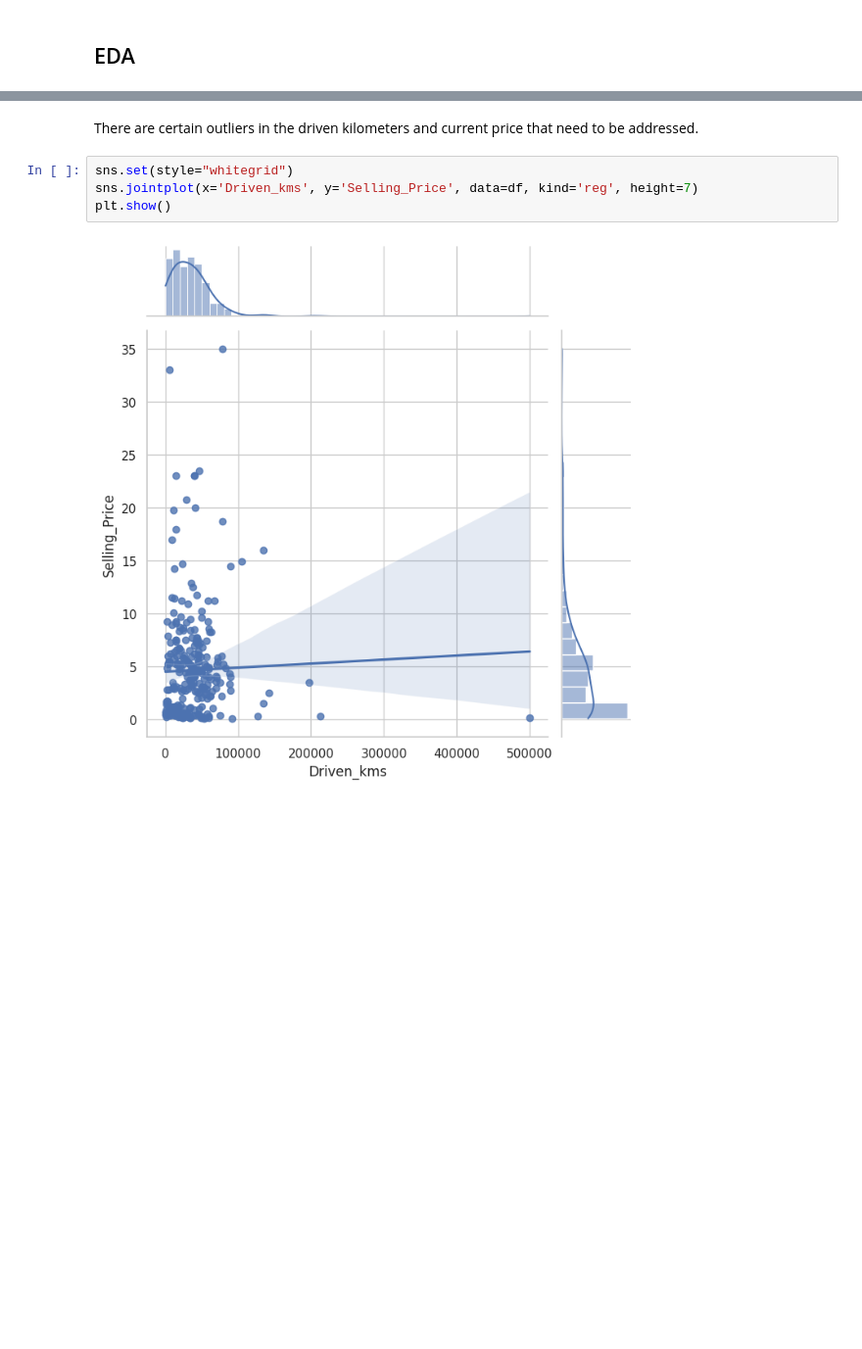
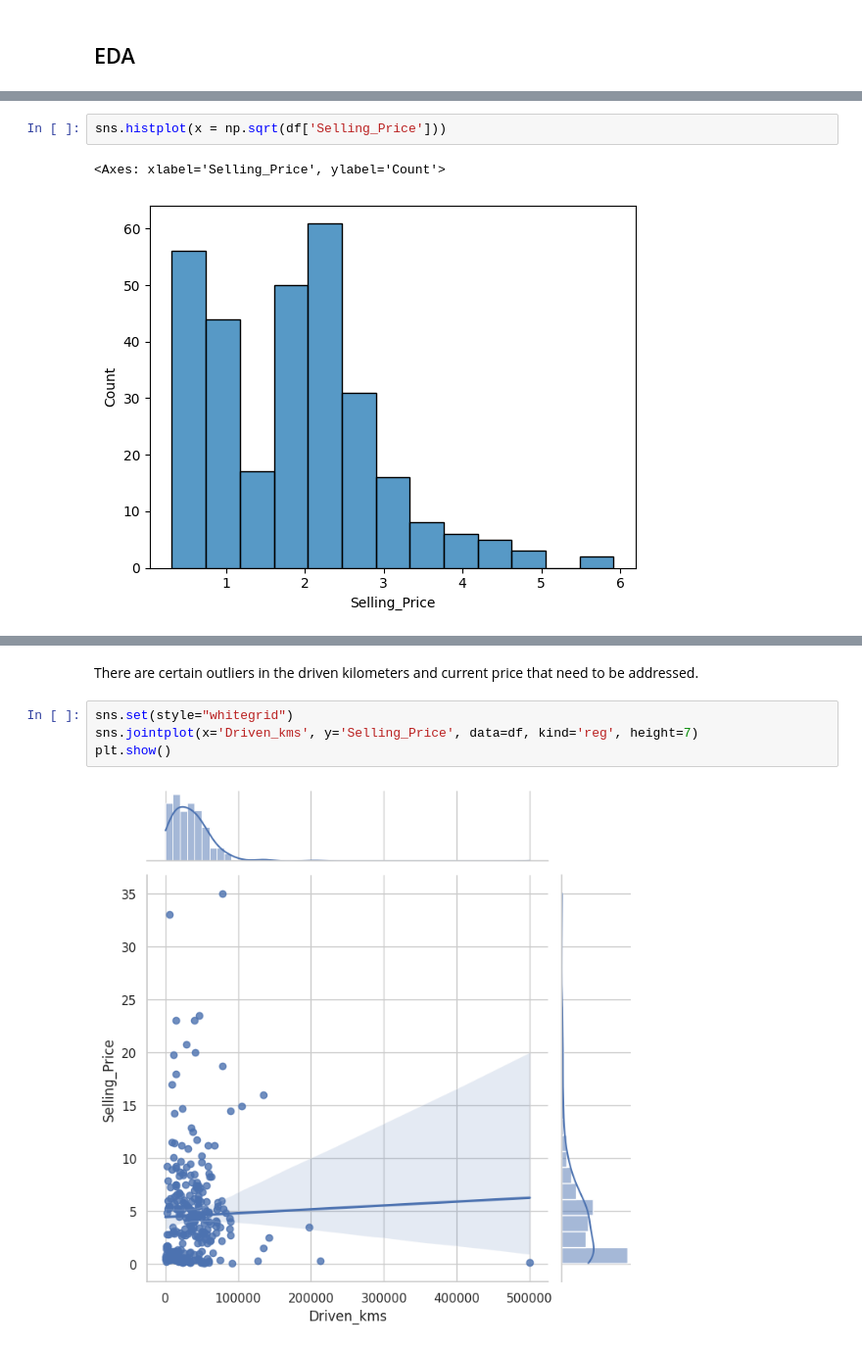
Before and after one commit to gautampatil01/car-price-prediction, a Jupyter notebook: Car_Price_Prediction.ipynb, the cells around one changed output, grey strips where cells are left out. Shown at 98% size. Saved outputs shown, nothing was run; the diff lists cells and outputs as text; blank space fills up the shorter version.

```diff
--- a/Car_Price_Prediction.ipynb
+++ b/Car_Price_Prediction.ipynb
@@ -110,2 +113,7 @@ df.shape
+# %%
+sns.histplot(x = np.sqrt(df['Selling_Price']))
+# %% [output]
+<Axes: xlabel='Selling_Price', ylabel='Count'>
+[figure, added]
 # %%
 # Univariate Analysis
```
Also changed, not shown: parts of 15 cells of this notebook.
